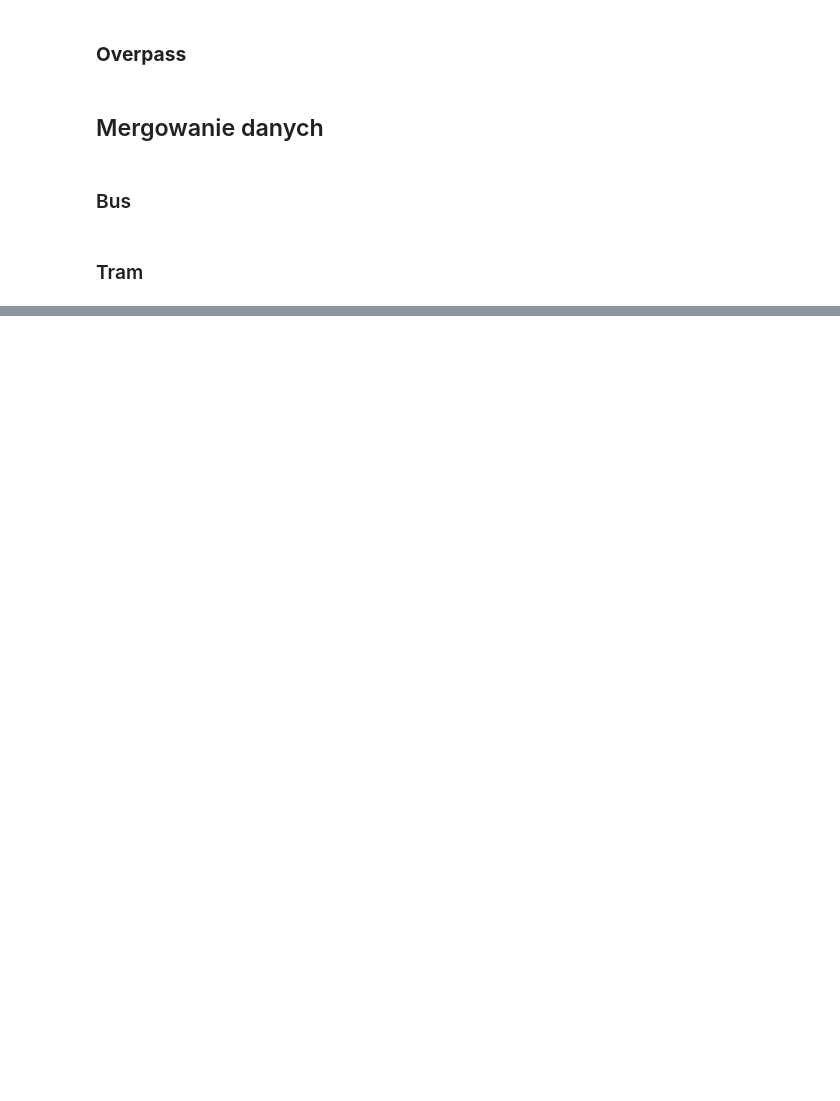
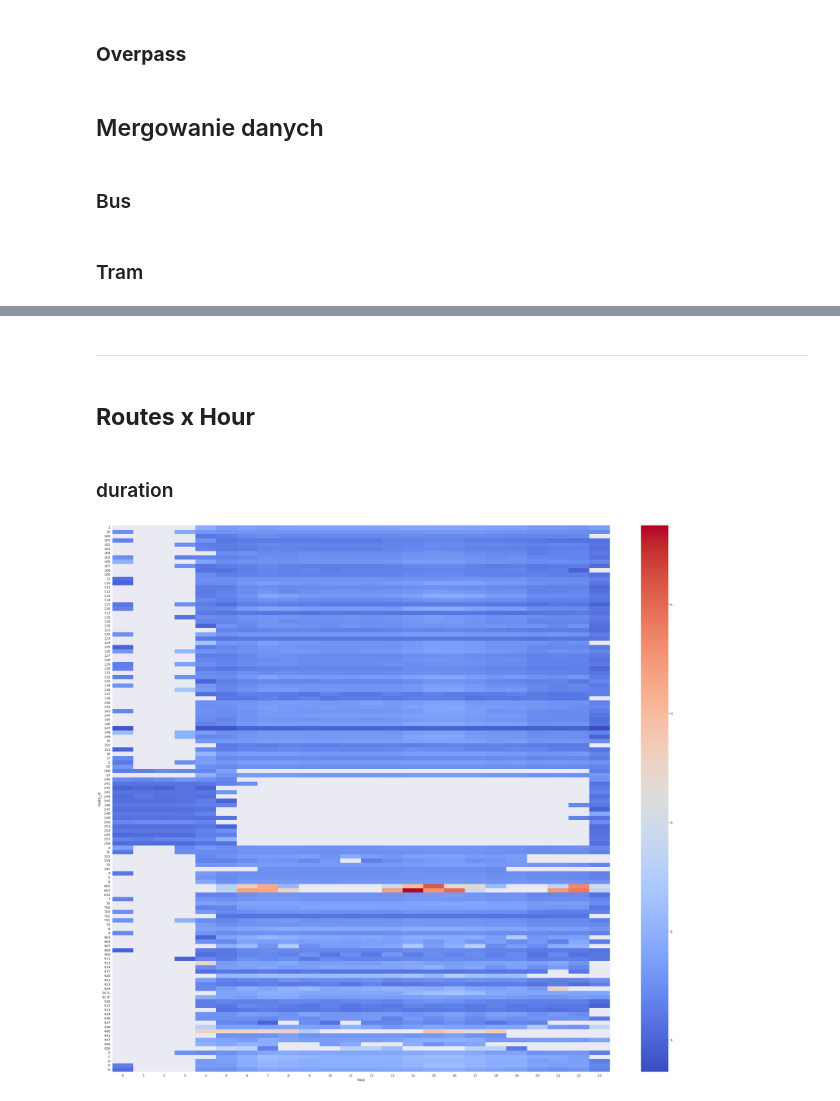
Before and after one commit to ProtossLuigi/komunikacja-miejska-projekt, a Jupyter notebook: komunikacja_miejska.ipynb, the cells around one changed output, grey strips where cells are left out. Drawn from its saved outputs; the diff is of its cells as text; code cells hidden in the pictures; blank space fills up the shorter version.

```diff
--- a/komunikacja_miejska.ipynb
+++ b/komunikacja_miejska.ipynb
@@ -117 +187,24 @@ tram_stops_final['name_coded'] = [f"{name}-{num}" for name, num in zip (tram_sto
+# %%
+def add_velocity_and_distance(row):
+    duration = row['duration']
+    start_point = row['source_geometry']
+    end_point = row['target_geometry']
+    line_distance = start_point.distance(end_point)
+    line_velocity = line_distance / duration * 60 / 1000 if duration > 0 else 60
+    mid_x = (start_point.coords[0][0] + end_point.coords[0][0]) / 2
+    mid_y = (start_point.coords[0][1] + end_point.coords[0][1]) / 2
+    midpoint = Point(mid_x, mid_y)
+    row['line_distance'] = line_distance
+    row['line_velocity'] = line_velocity
+    row['geometry'] = midpoint
+    return row
+
+routes_df = routes_df \
+    .merge(stops_od.rename(columns={'stop_id': 'target_stop_id'})[['target_stop_id', 'geometry']], on='target_stop_id') \
+    .rename(columns={'geometry': 'target_geometry'}) \
+    .merge(stops_od.rename(columns={'stop_id': 'source_stop_id'})[['source_stop_id', 'geometry']], on='source_stop_id') \
+    .rename(columns={'geometry': 'source_geometry'})
+
+routes_df = routes_df.progress_apply(add_velocity_and_distance, axis=1)
+routes_df.to_csv("routes_df.csv", index=False)
 # %% [markdown]
@@ -176,0 +318,16 @@ ox.plot_graph(G, figsize=(40, 20))
+# %% [markdown]
+***
+# %% [markdown]
+## **Routes x Hour**
+# %% [markdown]
+### duration
+# %%
+df = routes_df.groupby(['route_id', 'hour']).mean().reset_index()[['route_id', 'hour', 'duration']]
+
+pivot = df.pivot(index='route_id', columns='hour', values='duration')
+plt.figure(figsize=(40, 35))
+sns.heatmap(pivot, cmap='coolwarm')
+plt.tight_layout()
+plt.savefig("route_hour_duration.eps")
+# %% [output]
+[figure, added]
```
Also changed, not shown: parts of 56 cells of this notebook, 1 other file.
